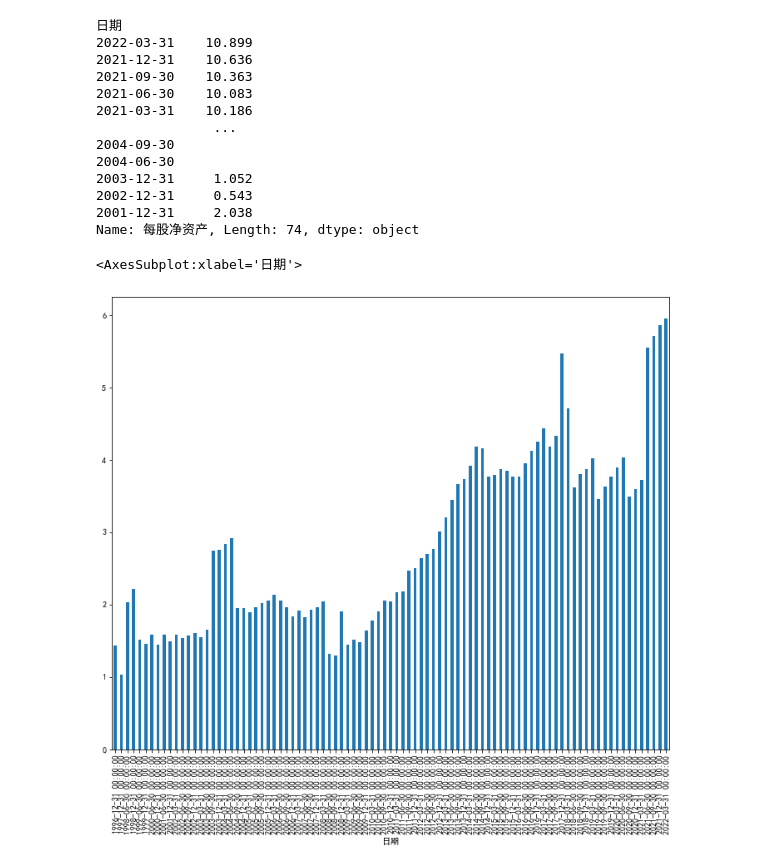
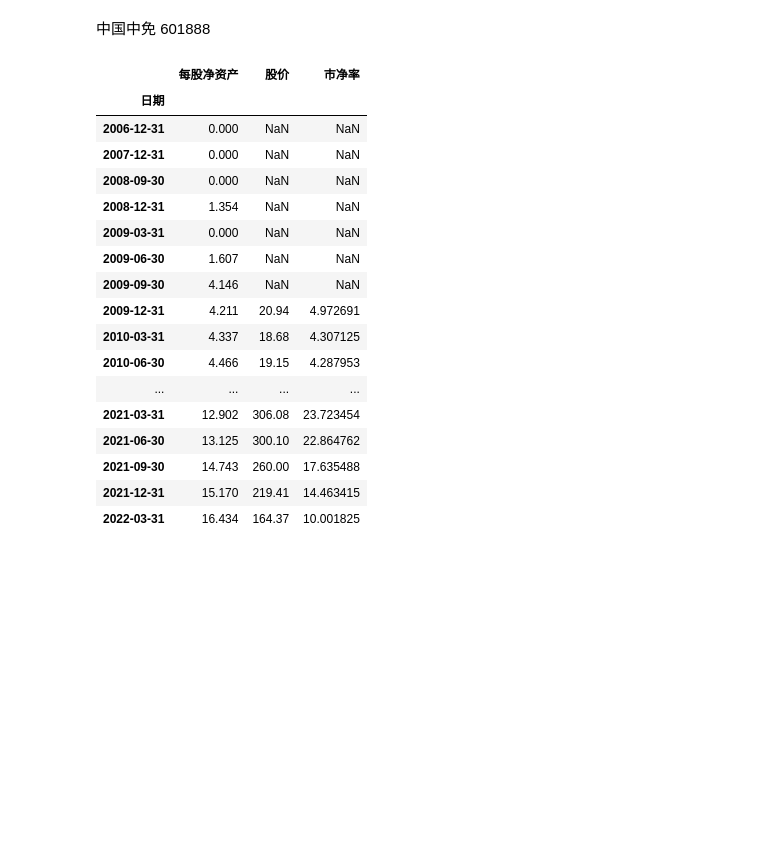
Before and after one commit to songjian/economic-data-tools, a Jupyter notebook: 盛京剑客《从净资产角度思考股票投资》.ipynb, the cells around one changed output. Cells and saved outputs as stored; diff of their text form; code cells hidden in the pictures; blank space fills up the shorter version.

```diff
--- a/盛京剑客《从净资产角度思考股票投资》.ipynb
+++ b/盛京剑客《从净资产角度思考股票投资》.ipynb
@@ -17,22 +20,23 @@ mgjzc=sina.mgjzc('601328')
+# %% [markdown]
+中国中免 601888
 # %%
-mgjzc['每股净资产']
+mgjzc('601888')
 # %% [output]
-日期
-2022-03-31    10.899
-2021-12-31    10.636
-2021-09-30    10.363
-2021-06-30    10.083
-2021-03-31    10.186
-               ...
-2004-09-30
-2004-06-30
-2003-12-31     1.052
-2002-12-31     0.543
-2001-12-31     2.038
-Name: 每股净资产, Length: 74, dtype: object
+|  | 每股净资产 | 股价 | 市净率 |
+| 日期 |  |  |  |
+| 2006-12-31 | 0.000 | NaN | NaN |
+| 2007-12-31 | 0.000 | NaN | NaN |
+| 2008-09-30 | 0.000 | NaN | NaN |
+| 2008-12-31 | 1.354 | NaN | NaN |
+| 2009-03-31 | 0.000 | NaN | NaN |
+| 2009-06-30 | 1.607 | NaN | NaN |
+| 2009-09-30 | 4.146 | NaN | NaN |
+| 2009-12-31 | 4.211 | 20.94 | 4.972691 |
+| 2010-03-31 | 4.337 | 18.68 | 4.307125 |
+| 2010-06-30 | 4.466 | 19.15 | 4.287953 |
+| ... | ... | ... | ... |
+| 2021-03-31 | 12.902 | 306.08 | 23.723454 |
+| 2021-06-30 | 13.125 | 300.10 | 22.864762 |
+| 2021-09-30 | 14.743 | 260.00 | 17.635488 |
+| 2021-12-31 | 15.170 | 219.41 | 14.463415 |
+| 2022-03-31 | 16.434 | 164.37 | 10.001825 |
-# %%
-mgjzc=mgjzc('600161')
-mgjzc['每股净资产'].plot(figsize=(12,10), kind='bar')
-# %% [output]
-<AxesSubplot:xlabel='日期'>
-[figure, removed]
```
Also changed, not shown: parts of 25 cells of this notebook.
